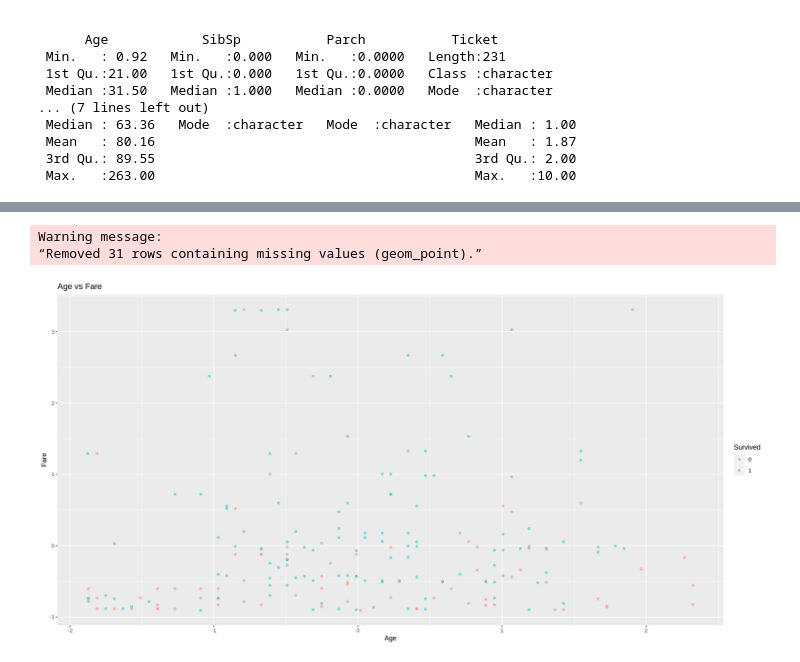
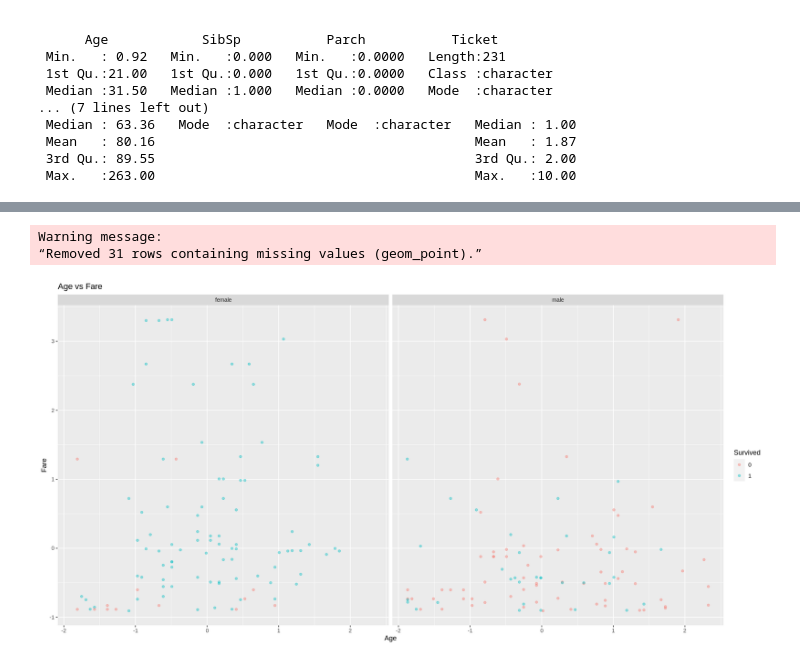
Before and after one commit to GZolla/dsci100, a Jupyter notebook: data.ipynb, the cells around one changed output, grey strips where cells are left out. Cells and saved outputs as stored; diff of their text form; code cells hidden in the pictures.

```diff
--- a/data.ipynb
+++ b/data.ipynb
@@ -68,7 +83,7 @@ cols(
 # %%
 options(repr.plot.width = 16, repr.plot.height = 8)
-create_scaled_scatter(train, "Age", "Fare")
+create_scaled_scatter(train, "Age", "Fare") + facet_grid(. ~ Sex)
 # %% [output]
 Warning message:
 “Removed 31 rows containing missing values (geom_point).”
-[figure, old version]
+[figure, new version]
```
Also changed, not shown: parts of 1 cell of this notebook.
